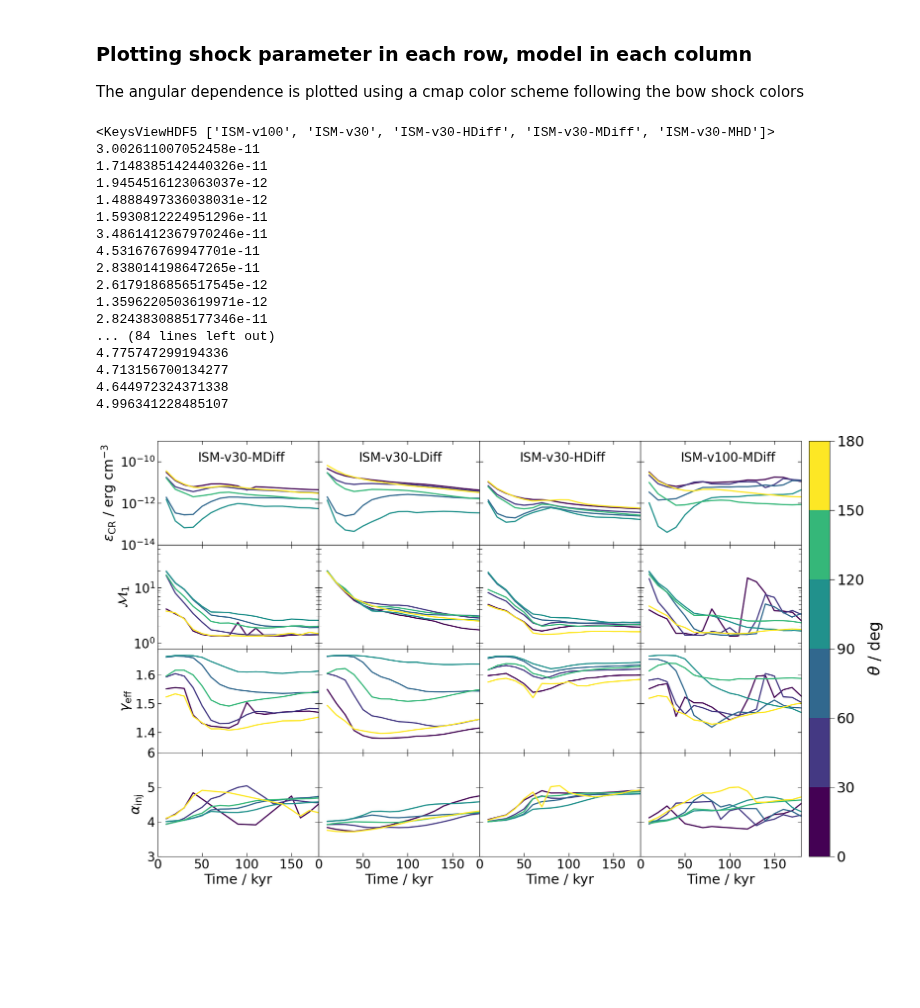
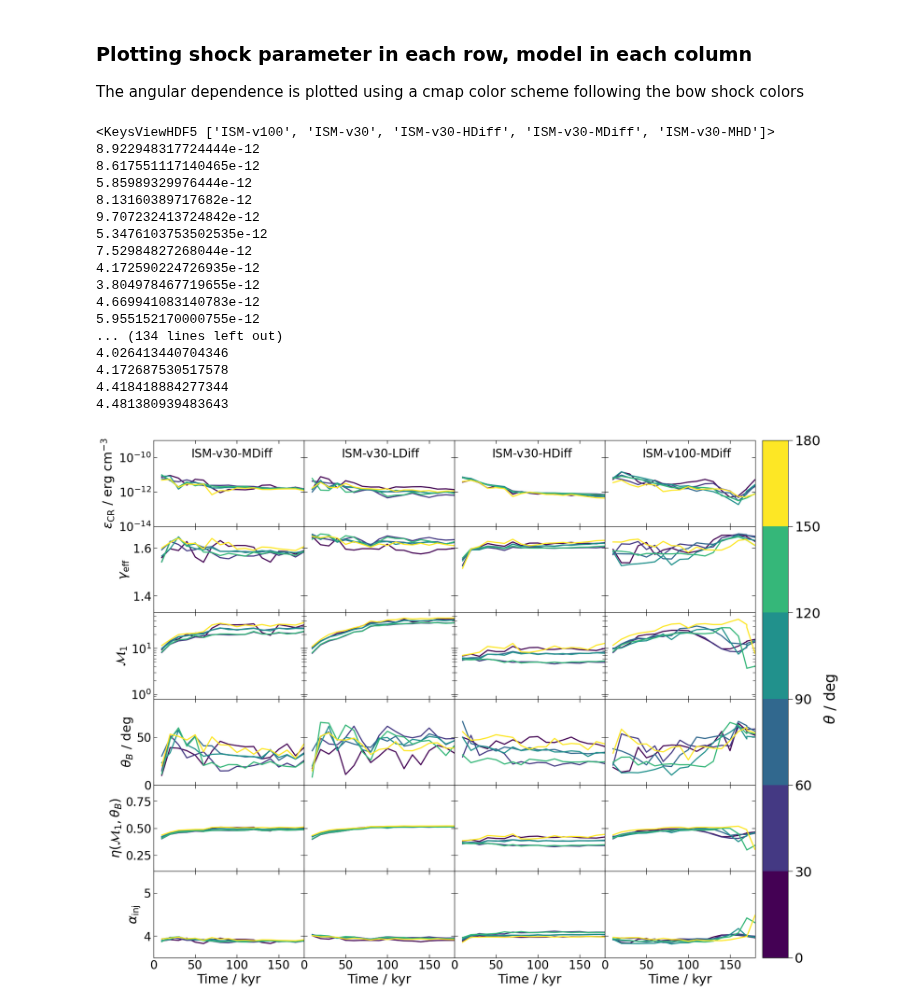
Before and after one commit to kwat0308/crbowshock_analysis_tools, a Jupyter notebook: calculate_CRshock_properties/plot_timeseries.ipynb, the cells around one changed output. Drawn from its saved outputs; the diff is of its cells as text; code cells hidden in the pictures; blank space fills up the shorter version.

```diff
--- a/calculate_CRshock_properties/plot_timeseries.ipynb
+++ b/calculate_CRshock_properties/plot_timeseries.ipynb
@@ -25,14 +25,15 @@ fig_dir = "/home/kwatanabe/Projects/cr-bowshocks/figures/crshock"
 
 The angular dependence is plotted using a cmap color scheme following the bow shock colors
 # %%
-params = ["encr", "shma", "geff", "alpha_inj"]
+params = ["encr", "geff", "shma", "mgob", "crac", "alpha_inj"]
+
 # params = ["mgob", "crac"]
 bs_names = list(bowshock_config.keys())
 bs_names.remove("ISM-v30-MHD")
 
 bs_names = ["ISM-v30-MDiff", "ISM-v30", "ISM-v30-HDiff", "ISM-v100"]
 # bs_names.remove("ISM-v60")
-shock_type = "outer"
+shock_type = "term"
 
 # create a custom qualitative cmap based on the average quantity of the theta range
 theta_ranges_plot = np.arange(0, 180+30, 30)
@@ -46,7 +47,7 @@ theta_ranges_norm = mcolors.BoundaryNorm(theta_ranges_plot, theta_ranges_cmap.N)
 # %%
 param_textpos = {"encr": 1e-10, "shma": 25, "crac": 0.15, "geff": 1.65, "alpha_inj":4.0, "mgob": 0.5}
 # %%
-fig = plt.figure(figsize=(22, 12))
+fig = plt.figure(figsize=(22, 16))
 gs = fig.add_gridspec(len(params), len(bs_names), hspace=0, wspace=0)
 axs = gs.subplots(sharex=True, sharey=False)
 
@@ -136,47 +137,47 @@ for ip, p in enumerate(params):
                 size=4,
                 labelsize=16,
                 right=True
             )
 
             if ibs != 0:
                 axs[ip, ibs].yaxis.set_ticklabels([])
 
             if ip == 0:
                 axs[ip, ibs].annotate(
                     f"{bowshock_config[bs_name]['label']}",
                     xy=(45, param_textpos[p]),
                     fontsize=20,
                     bbox=dict(facecolor="white", edgecolor="none"),
                 )
 
 # colorbar
 sm = cm.ScalarMappable(cmap=theta_ranges_cmap, norm=theta_ranges_norm)
 cbar = fig.colorbar(sm, ax=axs.ravel().tolist(), pad=0.01)
 cbar.ax.set_ylabel(r"$\theta$ / deg", fontsize=25)
 cbar.ax.tick_params(axis="both", which="major", size=8, labelsize=23)
 cbar.ax.tick_params(axis="both", which="minor", size=6, labelsize=23)
 
 fig.savefig(
     os.path.join(fig_dir, f"timeseries_{shock_type}.pdf"),
     dpi=200,
     bbox_inches="tight",
 )
 # %% [output]
 <KeysViewHDF5 ['ISM-v100', 'ISM-v30', 'ISM-v30-HDiff', 'ISM-v30-MDiff', 'ISM-v30-MHD']>
-3.002611007052458e-11
-1.7148385142440326e-11
-1.9454516123063037e-12
-1.4888497336038031e-12
-1.5930812224951296e-11
-3.4861412367970246e-11
-4.531676769947701e-11
-2.838014198647265e-11
-2.6179186856517545e-12
-1.3596220503619971e-12
-2.8243830885177346e-11
-... (84 lines left out)
-4.775747299194336
-4.713156700134277
-4.644972324371338
-4.996341228485107
+8.922948317724444e-12
+8.617551117140465e-12
+5.85989329976444e-12
+8.13160389717682e-12
+9.707232413724842e-12
+5.3476103753502535e-12
+7.52984827268044e-12
+4.172590224726935e-12
+3.804978467719655e-12
+4.669941083140783e-12
+5.955152170000755e-12
+... (134 lines left out)
+4.026413440704346
+4.172687530517578
+4.418418884277344
+4.481380939483643
-[figure, old version]
+[figure, new version]
```
Also changed, not shown: 4 other files.
